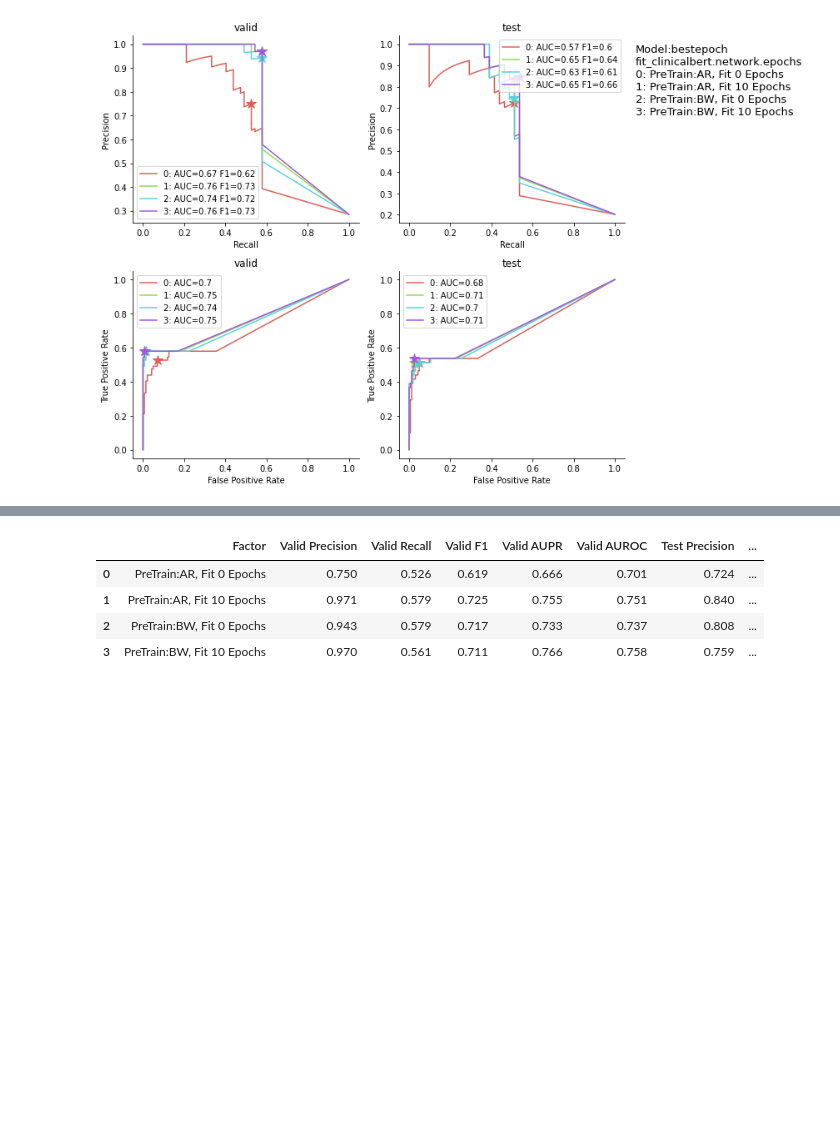
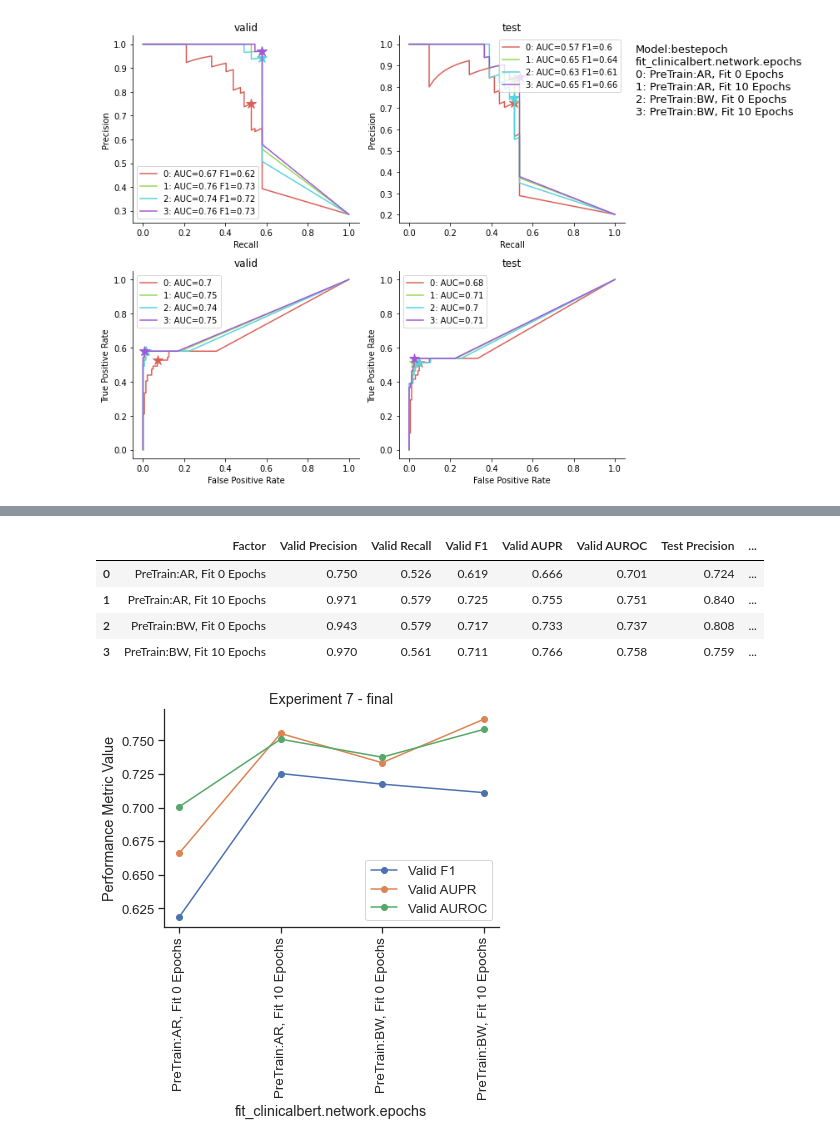
Before and after one commit to tatonetti-lab/onsides, a Jupyter notebook: notebooks/Experiment 5-Investigate pretraining with AR for Boxed Warning performance.ipynb, the cells around one changed output, grey strips where cells are left out. Drawn from its saved outputs; the diff is of its cells as text; code cells hidden in the pictures; blank space fills up the shorter version.

```diff
--- a/notebooks/Experiment 5-Investigate pretraining with AR for Boxed Warning performance.ipynb
+++ b/notebooks/Experiment 5-Investigate pretraining with AR for Boxed Warning performance.ipynb
@@ -132,30 +147,45 @@ key = (modeltype, 'valid')
 dfdata = {
     'Factor': experiment['labels'],
     'Valid Precision': [d['max_f1_precision'] for d in perfdata[key]['prdata']],
     'Valid Recall': [d['max_f1_recall'] for d in perfdata[key]['prdata']],
     'Valid F1': [d['max_f1'] for d in perfdata[key]['prdata']],
     'Valid AUPR': [d['pr_auc'] for d in perfdata[key]['prdata']],
     'Valid AUROC': [d['roc_auc'] for d in perfdata[key]['rocdata']],
 }
 
 valid = pd.DataFrame(dfdata)
 
 key = (modeltype, 'test')
 dfdata = {
 #     'Factor': experiment['labels'],
     'Test Precision': [d['max_f1_precision'] for d in perfdata[key]['prdata']],
     'Test Recall': [d['max_f1_recall'] for d in perfdata[key]['prdata']],
     'Test F1': [d['max_f1'] for d in perfdata[key]['prdata']],
     'Test AUPR': [d['pr_auc'] for d in perfdata[key]['prdata']],
     'Test AUROC': [d['roc_auc'] for d in perfdata[key]['rocdata']],
 }
 
 test = pd.DataFrame(dfdata)
 
+sns.set(style='ticks', font_scale=1.2)
+
+for col in ('Valid F1', 'Valid AUPR', 'Valid AUROC'):
+    plt.plot(valid[col], 'o-', label=col)
+
+plt.xticks(ticks = range(len(valid)), labels = valid['Factor'], rotation=90)
+plt.xlabel(experiment['factor'])
+plt.ylabel('Performance Metric Value')
+plt.title(f"Experiment 7 - {modeltype}")
+plt.legend()
+sns.despine()
+
+plt.savefig(f'../figures/Experiment{experiment_id}-{modeltype}-summary-stats.pdf')
+
 pd.concat([valid, test], axis=1)
 # %% [output]
 |  | Factor | Valid Precision | Valid Recall | Valid F1 | Valid AUPR | Valid AUROC | Test Precision | ... |
 | 0 | PreTrain:AR, Fit 0 Epochs | 0.750 | 0.526 | 0.619 | 0.666 | 0.701 | 0.724 | ... |
 | 1 | PreTrain:AR, Fit 10 Epochs | 0.971 | 0.579 | 0.725 | 0.755 | 0.751 | 0.840 | ... |
 | 2 | PreTrain:BW, Fit 0 Epochs | 0.943 | 0.579 | 0.717 | 0.733 | 0.737 | 0.808 | ... |
 | 3 | PreTrain:BW, Fit 10 Epochs | 0.970 | 0.561 | 0.711 | 0.766 | 0.758 | 0.759 | ... |
+[figure, added]
```
Also changed, not shown: parts of 1 cell of this notebook, 34 other files.
